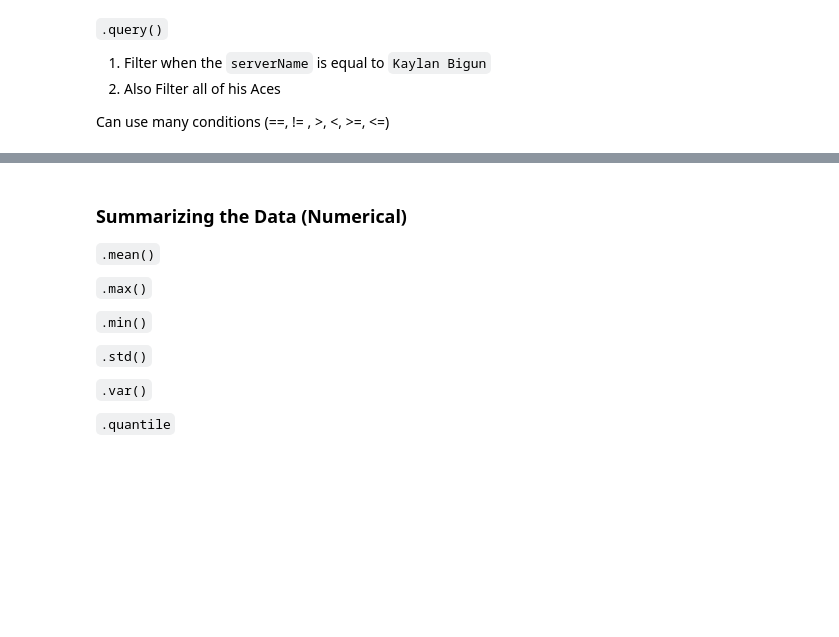
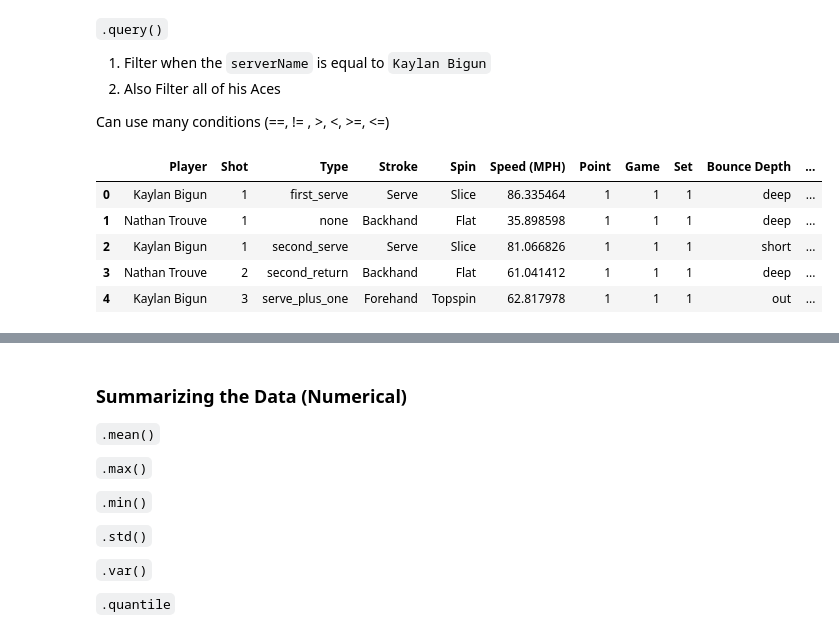
Before and after one commit to cjgimena/consulting-spring2025, a Jupyter notebook: week2.ipynb, the cells around one changed output, grey strips where cells are left out. Saved outputs shown, nothing was run; the diff lists cells and outputs as text; code cells hidden in the pictures; blank space fills up the shorter version.

```diff
--- a/week2.ipynb
+++ b/week2.ipynb
@@ -98,3 +332,13 @@ Multiple Columns: `df[[ ]]`
 2. Also Filter all of his Aces
 
 Can use many conditions (==, != , >, <, >=, <=)
+# %%
+shots_excel = pd.read_excel('data/(playsight)kaylan_usc.xlsx', sheet_name = 'Shots')
+shots_excel.head()
+# %% [output]
+|  | Player | Shot | Type | Stroke | Spin | Speed (MPH) | Point | Game | Set | Bounce Depth | ... |
+| 0 | Kaylan Bigun | 1 | first_serve | Serve | Slice | 86.335464 | 1 | 1 | 1 | deep | ... |
+| 1 | Nathan Trouve | 1 | none | Backhand | Flat | 35.898598 | 1 | 1 | 1 | deep | ... |
+| 2 | Kaylan Bigun | 1 | second_serve | Serve | Slice | 81.066826 | 1 | 1 | 1 | short | ... |
+| 3 | Nathan Trouve | 2 | second_return | Backhand | Flat | 61.041412 | 1 | 1 | 1 | deep | ... |
+| 4 | Kaylan Bigun | 3 | serve_plus_one | Forehand | Topspin | 62.817978 | 1 | 1 | 1 | out | ... |
```
Also changed, not shown: parts of 43 cells of this notebook, 3 other files.
